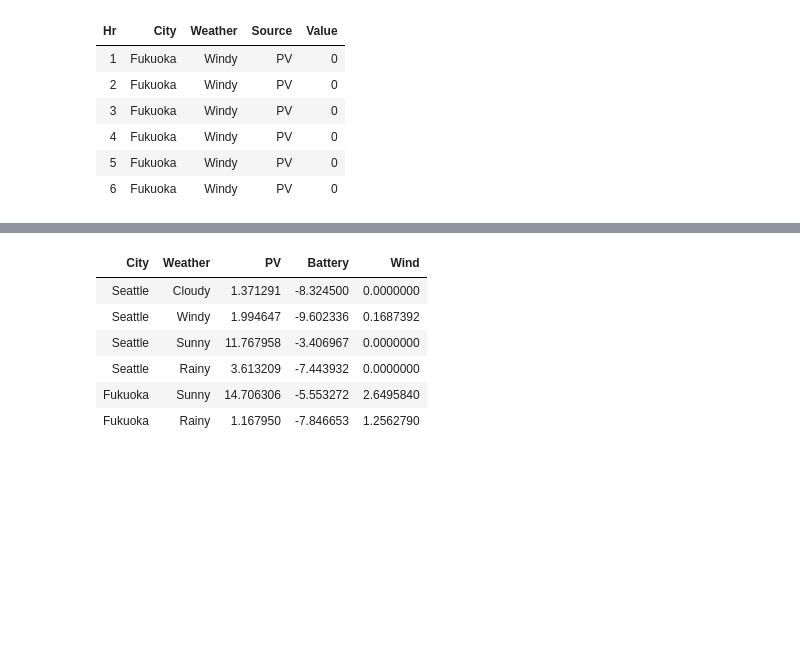
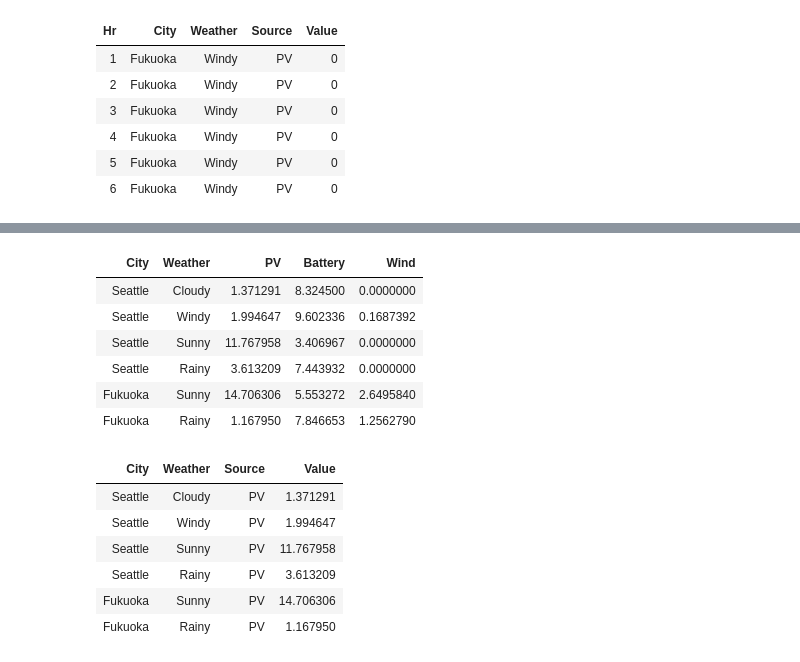
Before and after one commit to aworthyperson/Japan_Work, a Jupyter notebook: Energy_load_plots_in_r.ipynb, the cells around one changed output, grey strips where cells are left out. Saved outputs shown, nothing was run; the diff lists cells and outputs as text; code cells hidden in the pictures; blank space fills up the shorter version.

```diff
--- a/Energy_load_plots_in_r.ipynb
+++ b/Energy_load_plots_in_r.ipynb
@@ -173,13 +180,23 @@ a2
 # %%
 all<- read.csv("Energy_intensity_all_cities.csv")
 head(all)
 
+alli <- gather(all, Source, Value, PV:Wind)
+head(alli)
+
 #intensity in Wh/W
 # %% [output]
 | City | Weather | PV | Battery | Wind |
-| Seattle | Cloudy | 1.371291 | -8.324500 | 0.0000000 |
-| Seattle | Windy | 1.994647 | -9.602336 | 0.1687392 |
-| Seattle | Sunny | 11.767958 | -3.406967 | 0.0000000 |
-| Seattle | Rainy | 3.613209 | -7.443932 | 0.0000000 |
-| Fukuoka | Sunny | 14.706306 | -5.553272 | 2.6495840 |
-| Fukuoka | Rainy | 1.167950 | -7.846653 | 1.2562790 |
+| Seattle | Cloudy | 1.371291 | 8.324500 | 0.0000000 |
+| Seattle | Windy | 1.994647 | 9.602336 | 0.1687392 |
+| Seattle | Sunny | 11.767958 | 3.406967 | 0.0000000 |
+| Seattle | Rainy | 3.613209 | 7.443932 | 0.0000000 |
+| Fukuoka | Sunny | 14.706306 | 5.553272 | 2.6495840 |
+| Fukuoka | Rainy | 1.167950 | 7.846653 | 1.2562790 |
+| City | Weather | Source | Value |
+| Seattle | Cloudy | PV | 1.371291 |
+| Seattle | Windy | PV | 1.994647 |
+| Seattle | Sunny | PV | 11.767958 |
+| Seattle | Rainy | PV | 3.613209 |
+| Fukuoka | Sunny | PV | 14.706306 |
+| Fukuoka | Rainy | PV | 1.167950 |
```
Also changed, not shown: parts of 7 cells of this notebook, 4 other files.
